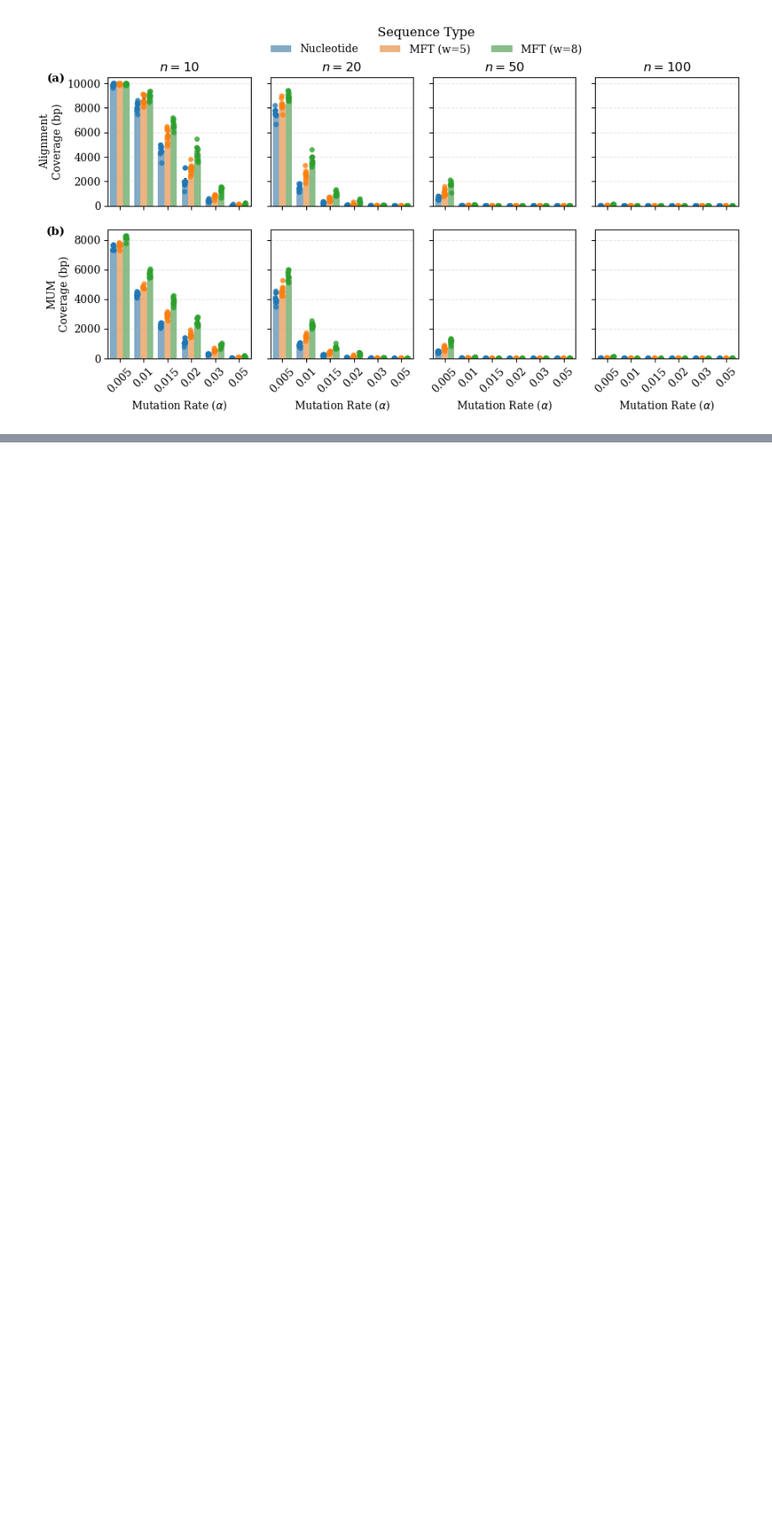
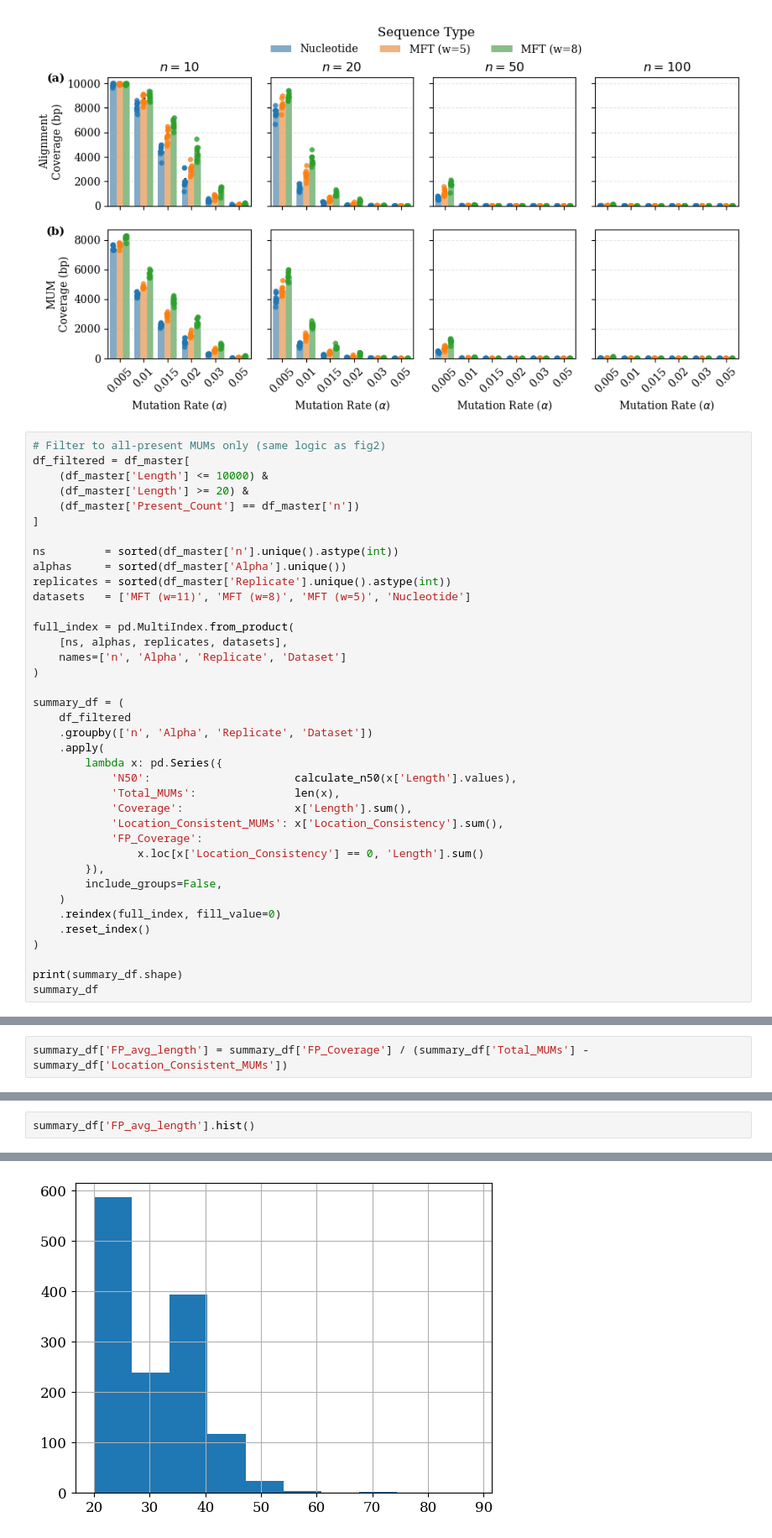
Before and after one commit to treangenlab/mft-analyses, a Jupyter notebook: Figure5/simulated_data_figs_realistic.ipynb, the cells around one changed output, grey strips where cells are left out. Shown at 84% size. Saved outputs shown, nothing was run; the diff lists cells and outputs as text; blank space fills up the shorter version.

```diff
--- a/Figure5/simulated_data_figs_realistic.ipynb
+++ b/Figure5/simulated_data_figs_realistic.ipynb
@@ -284,3 +258,41 @@ plt.savefig('simulated_data.pdf', dpi=300, bbox_inches='tight')
 plt.show()
 # %% [output]
 [figure]
+# %%
+# Filter to all-present MUMs only (same logic as fig2)
+df_filtered = df_master[
+    (df_master['Length'] <= 10000) &
+    (df_master['Length'] >= 20) &
+    (df_master['Present_Count'] == df_master['n'])
+]
+
+ns         = sorted(df_master['n'].unique().astype(int))
+alphas     = sorted(df_master['Alpha'].unique())
+replicates = sorted(df_master['Replicate'].unique().astype(int))
+datasets   = ['MFT (w=11)', 'MFT (w=8)', 'MFT (w=5)', 'Nucleotide']
+
+full_index = pd.MultiIndex.from_product(
+    [ns, alphas, replicates, datasets],
+    names=['n', 'Alpha', 'Replicate', 'Dataset']
+)
+
+summary_df = (
+    df_filtered
+    .groupby(['n', 'Alpha', 'Replicate', 'Dataset'])
+    .apply(
+        lambda x: pd.Series({
+            'N50':                      calculate_n50(x['Length'].values),
+            'Total_MUMs':               len(x),
+            'Coverage':                 x['Length'].sum(),
+            'Location_Consistent_MUMs': x['Location_Consistency'].sum(),
+            'FP_Coverage':
+                x.loc[x['Location_Consistency'] == 0, 'Length'].sum()
+        }),
+        include_groups=False,
+    )
+    .reindex(full_index, fill_value=0)
+    .reset_index()
+)
+
+print(summary_df.shape)
+summary_df
@@ -286,0 +418,2 @@ plt.show()
+# %%
+summary_df['FP_avg_length'] = summary_df['FP_Coverage'] / (summary_df['Total_MUMs'] - summary_df['Location_Consistent_MUMs'])
@@ -286,0 +436,3 @@ plt.show()
+# %%
+summary_df['FP_avg_length'].hist()
+# %% [output]
@@ -286,0 +440 @@ plt.show()
+[figure, added]
```
Also changed, not shown: parts of 10 cells of this notebook, 6 other files.
